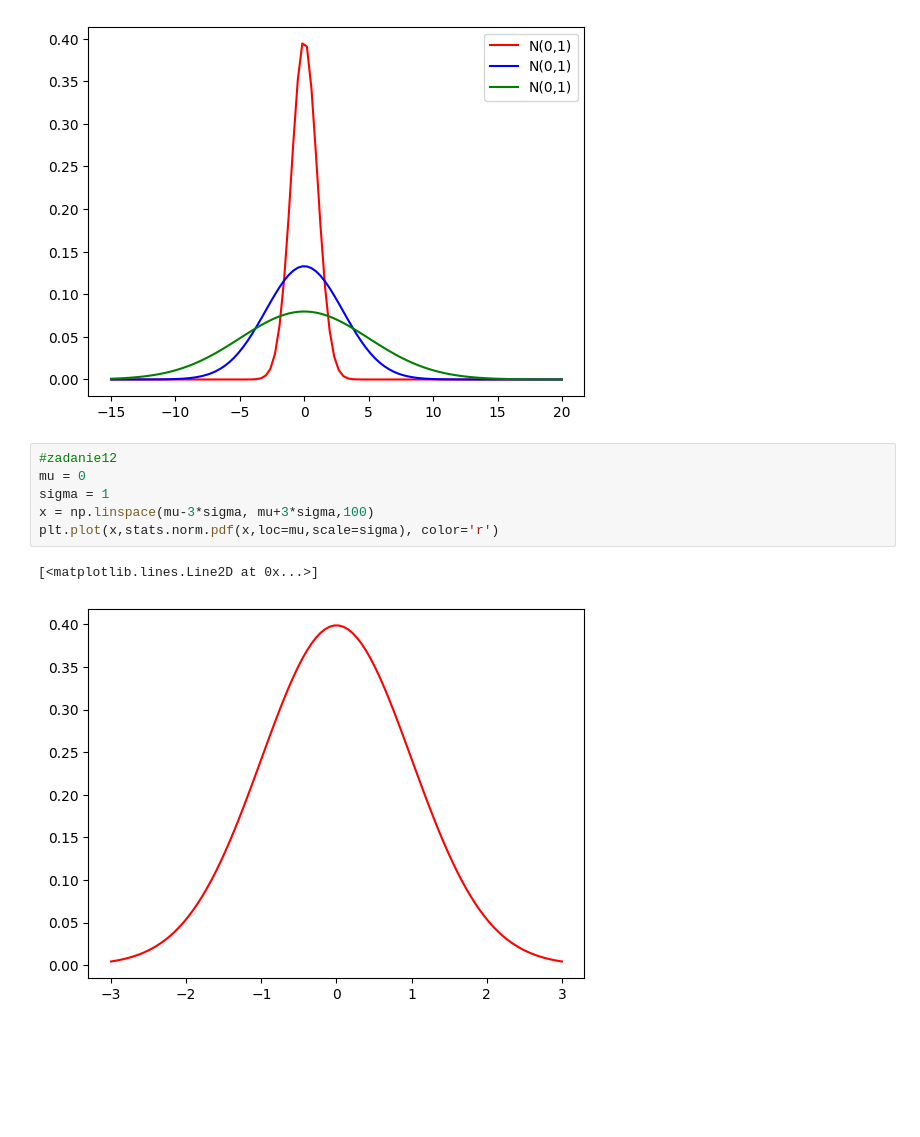
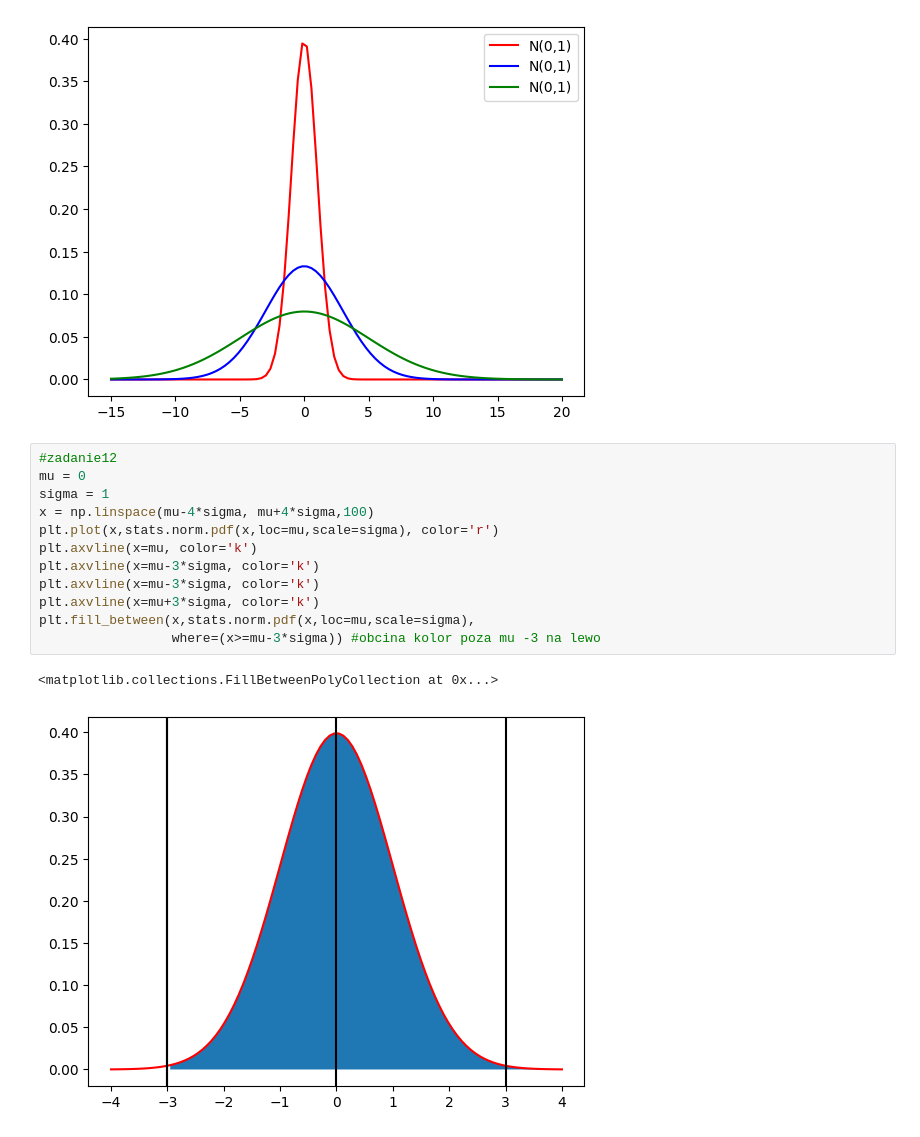
Before and after one commit to Davvid01/python, a Jupyter notebook: Wizualizacja danych i raportowanie/Wizulizacja danych.ipynb, the cells around one changed output. Cells and saved outputs as stored; diff of their text form; blank space fills up the shorter version.

Commit message:
visualization

```diff
--- a/Wizualizacja danych i raportowanie/Wizulizacja danych.ipynb
+++ b/Wizualizacja danych i raportowanie/Wizulizacja danych.ipynb
@@ -75,9 +75,15 @@ plt.legend(loc='upper right')
 # %%
 #zadanie12
 mu = 0
 sigma = 1
-x = np.linspace(mu-3*sigma, mu+3*sigma,100)
+x = np.linspace(mu-4*sigma, mu+4*sigma,100)
 plt.plot(x,stats.norm.pdf(x,loc=mu,scale=sigma), color='r')
+plt.axvline(x=mu, color='k')
+plt.axvline(x=mu-3*sigma, color='k')
+plt.axvline(x=mu-3*sigma, color='k')
+plt.axvline(x=mu+3*sigma, color='k')
+plt.fill_between(x,stats.norm.pdf(x,loc=mu,scale=sigma),
+                 where=(x>=mu-3*sigma)) #obcina kolor poza mu -3 na lewo
 # %% [output]
-[<matplotlib.lines.Line2D at 0x...>]
+<matplotlib.collections.FillBetweenPolyCollection at 0x...>
-[figure, old version]
+[figure, new version]
```
Also changed, not shown: parts of 1 cell of this notebook.
